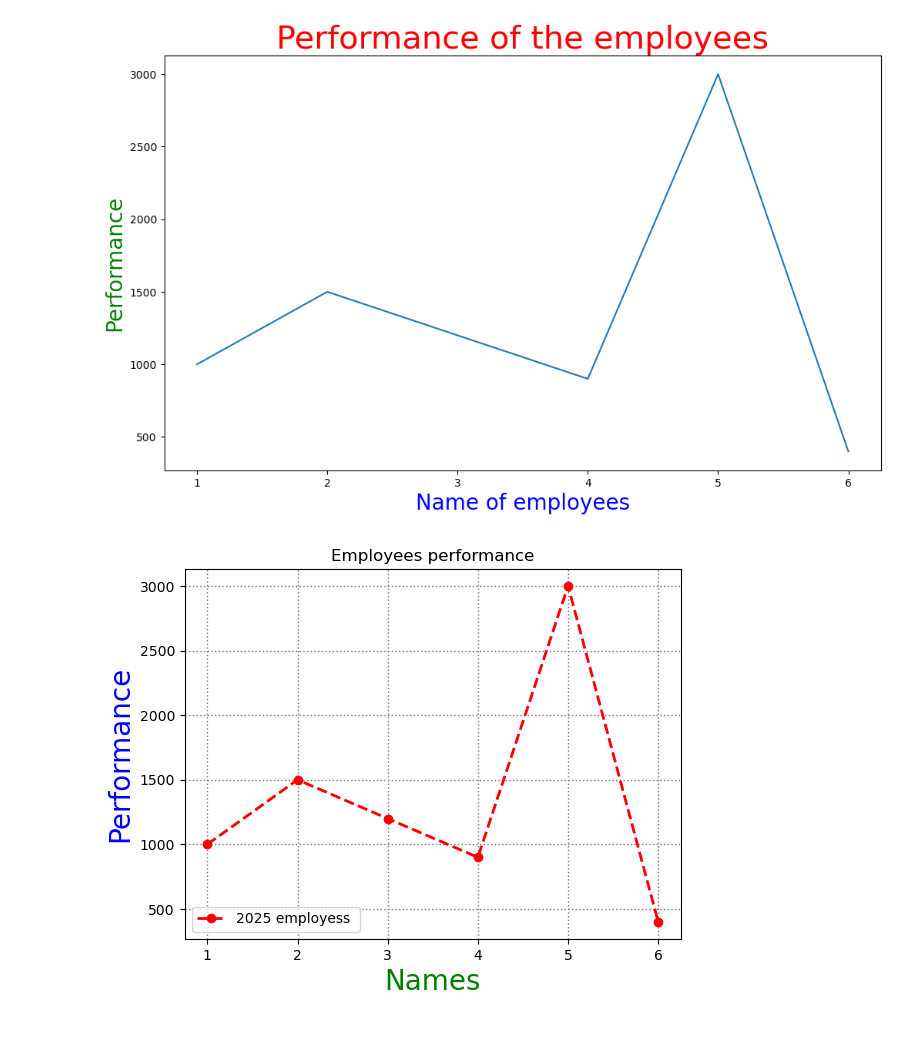
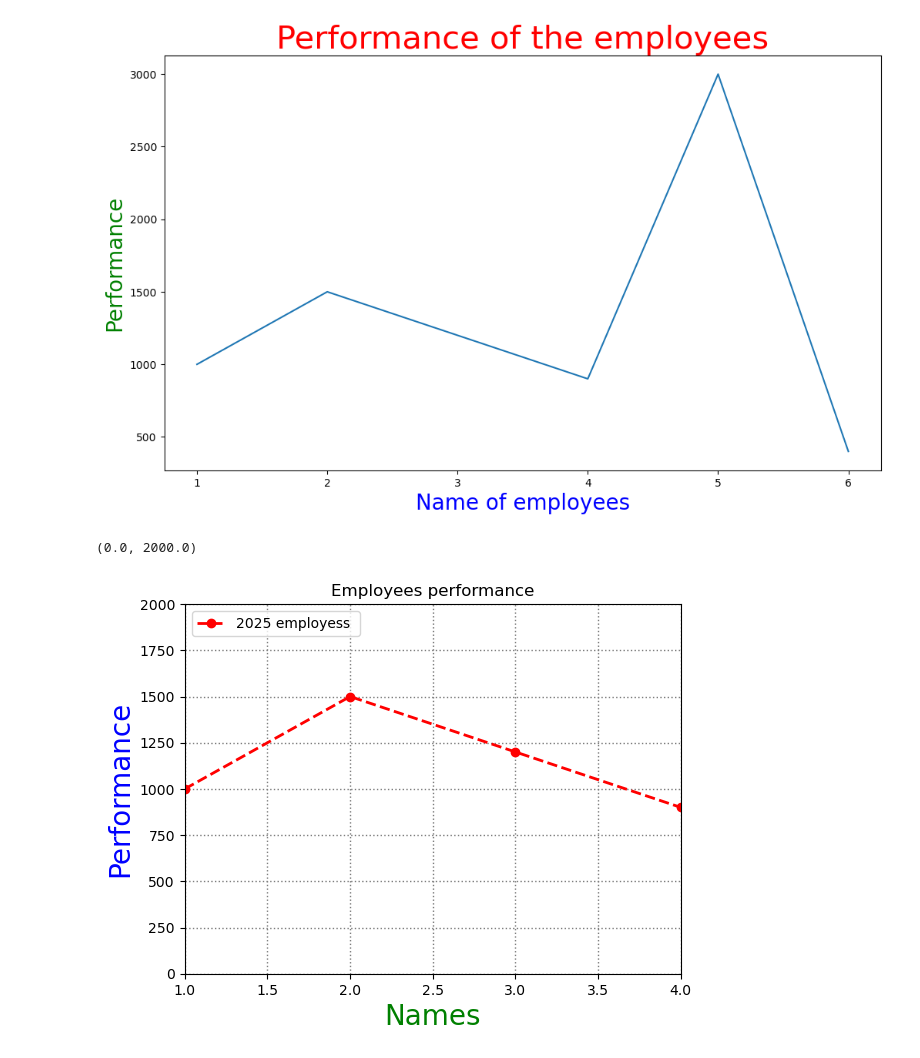
Before and after one commit to anshuKumar-codes/Data_Analytics_Journey, a Jupyter notebook: Pandas/day 1 pandas.ipynb, the cells around one changed output. Cells and saved outputs as stored; diff of their text form; code cells hidden in the pictures.

```diff
--- a/Pandas/day 1 pandas.ipynb
+++ b/Pandas/day 1 pandas.ipynb
@@ -689,13 +656,14 @@ Text(0, 0.5, 'Performance')
 # %%
 plt.plot(x,y, color="red", linestyle="--", linewidth=2, marker="o", label="2025 employess ")
 
 
 plt.xlabel("Names",color="green",size=20)
 plt.ylabel("Performance",color="blue",size=20)
 plt.title("Employees performance")
 plt.legend(loc="upper left")
 plt.grid(color="gray",linestyle=":",linewidth=1)
-#  plt.xlim("Anshu","Ayush")
-# plt.ylim(30,90)
+plt.xlim(1,4)n
+plt.ylim(0,2000)
 # %% [output]
+(0.0, 2000.0)
-[figure, old version]
+[figure, new version]
```
Also changed, not shown: parts of 22 cells of this notebook, 1 other file.
